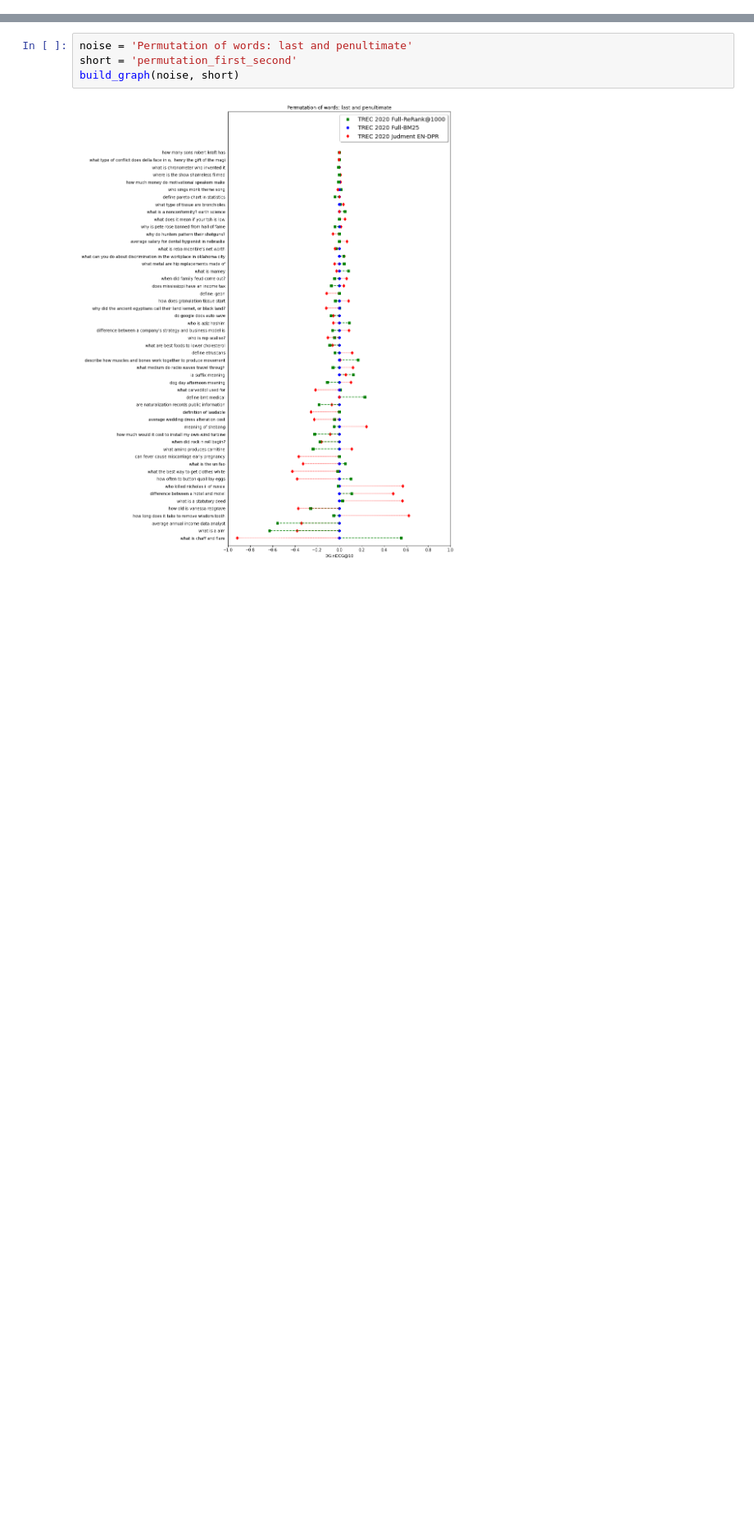
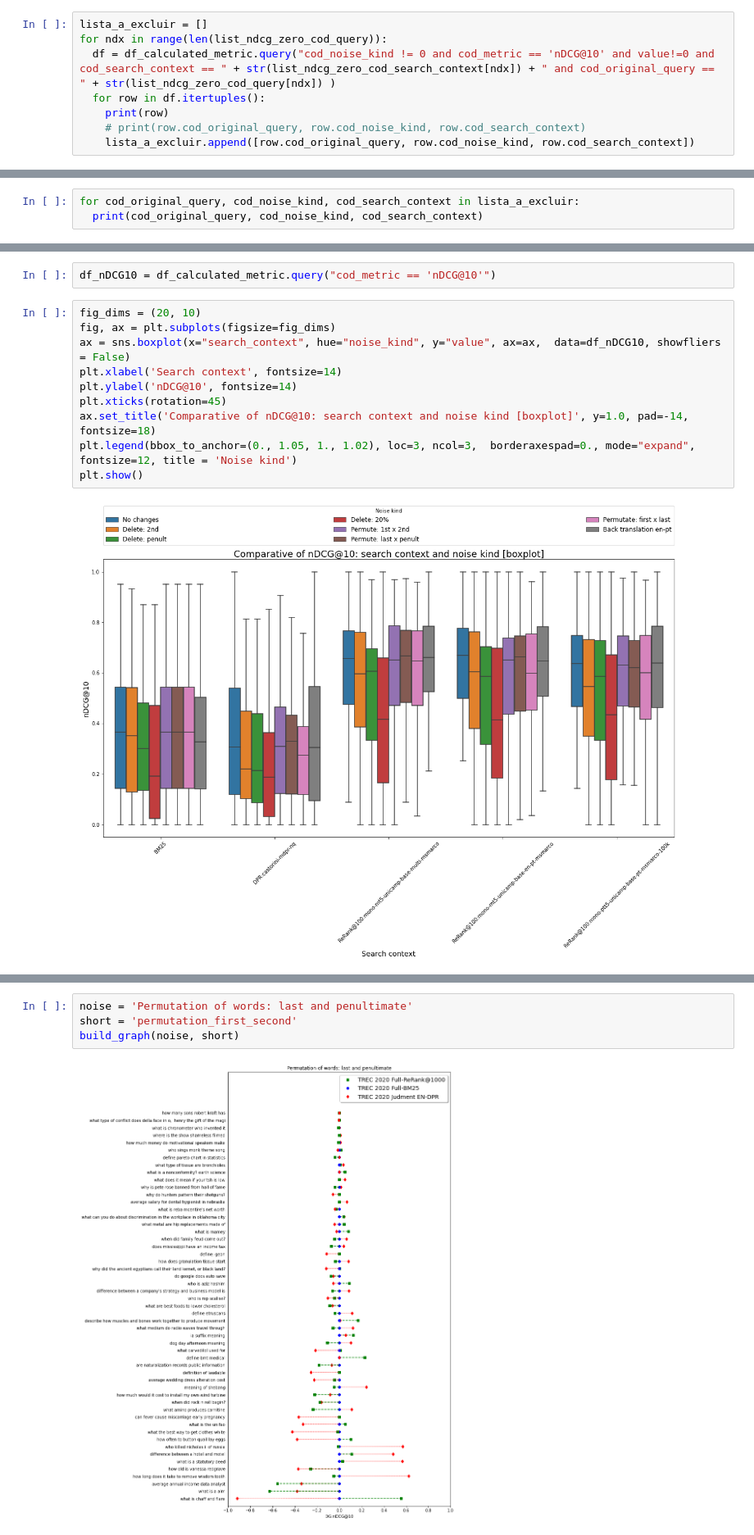
Before and after one commit to leonardo3108/robustez-query, a Jupyter notebook: code/analysis/Analysis_Discount_Gain_pt.ipynb, the cells around one changed output, grey strips where cells are left out. Shown at 82% size. Saved outputs shown, nothing was run; the diff lists cells and outputs as text; blank space fills up the shorter version.

```diff
--- a/code/analysis/Analysis_Discount_Gain_pt.ipynb
+++ b/code/analysis/Analysis_Discount_Gain_pt.ipynb
@@ -80,0 +298,8 @@ df_dg_nDCG10
+# %%
+lista_a_excluir = []
+for ndx in range(len(list_ndcg_zero_cod_query)):
+  df = df_calculated_metric.query("cod_noise_kind != 0 and cod_metric == 'nDCG@10' and value!=0 and cod_search_context == " + str(list_ndcg_zero_cod_search_context[ndx]) + " and cod_original_query == " + str(list_ndcg_zero_cod_query[ndx]) )
+  for row in df.itertuples():
+    print(row)
+    # print(row.cod_original_query, row.cod_noise_kind, row.cod_search_context)
+    lista_a_excluir.append([row.cod_original_query, row.cod_noise_kind, row.cod_search_context])
@@ -80,0 +328,3 @@ df_dg_nDCG10
+# %%
+for cod_original_query, cod_noise_kind, cod_search_context in lista_a_excluir:
+  print(cod_original_query, cod_noise_kind, cod_search_context)
@@ -80,0 +398,14 @@ df_dg_nDCG10
+# %%
+df_nDCG10 = df_calculated_metric.query("cod_metric == 'nDCG@10'")
+# %%
+fig_dims = (20, 10)
+fig, ax = plt.subplots(figsize=fig_dims)
+ax = sns.boxplot(x="search_context", hue="noise_kind", y="value", ax=ax,  data=df_nDCG10, showfliers = False)
+plt.xlabel('Search context', fontsize=14)
+plt.ylabel('nDCG@10', fontsize=14)
+plt.xticks(rotation=45)
+ax.set_title('Comparative of nDCG@10: search context and noise kind [boxplot]', y=1.0, pad=-14, fontsize=18)
+plt.legend(bbox_to_anchor=(0., 1.05, 1., 1.02), loc=3, ncol=3,  borderaxespad=0., mode="expand", fontsize=12, title = 'Noise kind')
+plt.show()
+# %% [output]
+[figure, added]
```
Also changed, not shown: parts of 103 cells of this notebook.
